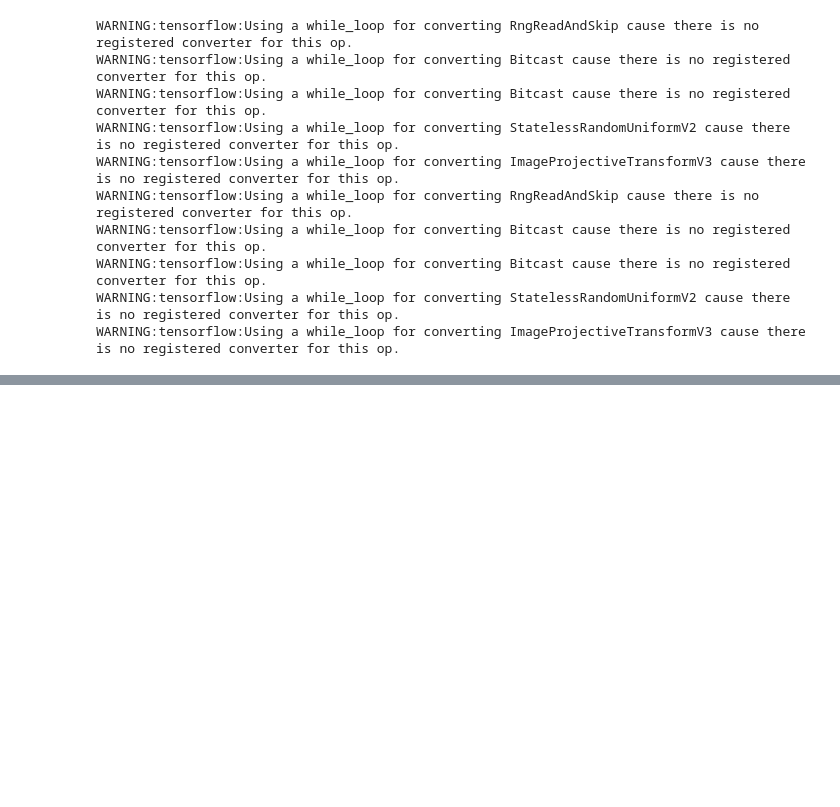
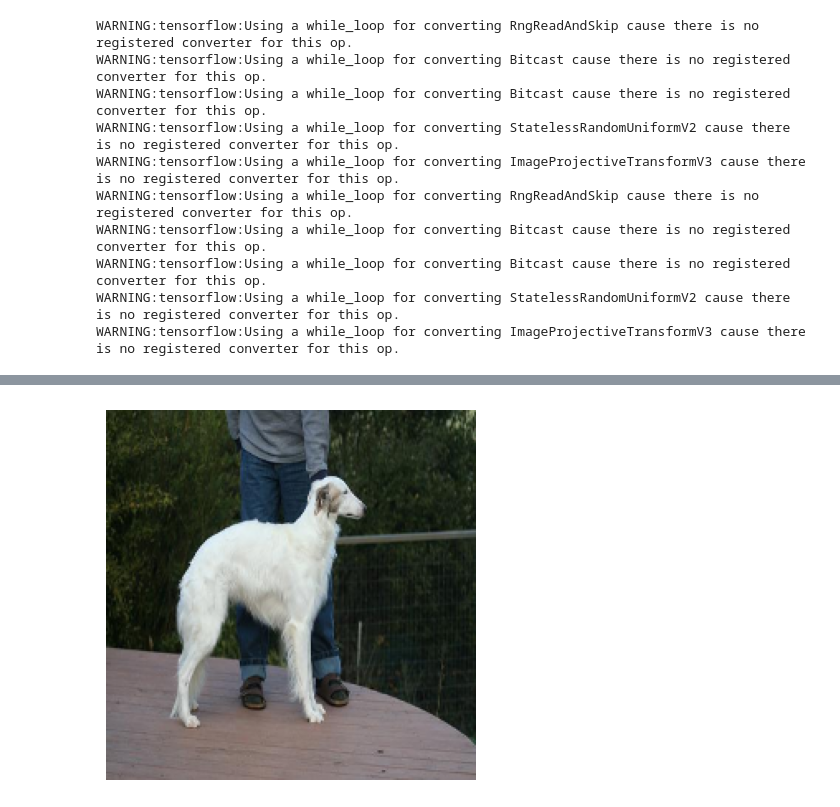
Before and after one commit to WGorag/rcp209_reconnaissance_chien, a Jupyter notebook: transfert_learning.ipynb, the cells around one changed output, grey strips where cells are left out. Drawn from its saved outputs; the diff is of its cells as text; code cells hidden in the pictures; blank space fills up the shorter version.

```diff
--- a/transfert_learning.ipynb
+++ b/transfert_learning.ipynb
@@ -230,0 +267,8 @@ model.save('Modele_transfert.h5')
+# %%
+image = cv2.imread('Train_Test_Folder/test/n02090622-borzoi/n02090622_3586.jpg')
+new_image = cv2.resize(image, (IMG_SIZE, IMG_SIZE))
+plt.axis('off')
+plt.imshow(cv2.cvtColor(new_image, cv2.COLOR_BGR2RGB))
+plt.show()
+# %% [output]
+[figure, added]
```
Also changed, not shown: parts of 11 cells of this notebook, 3 other files.
